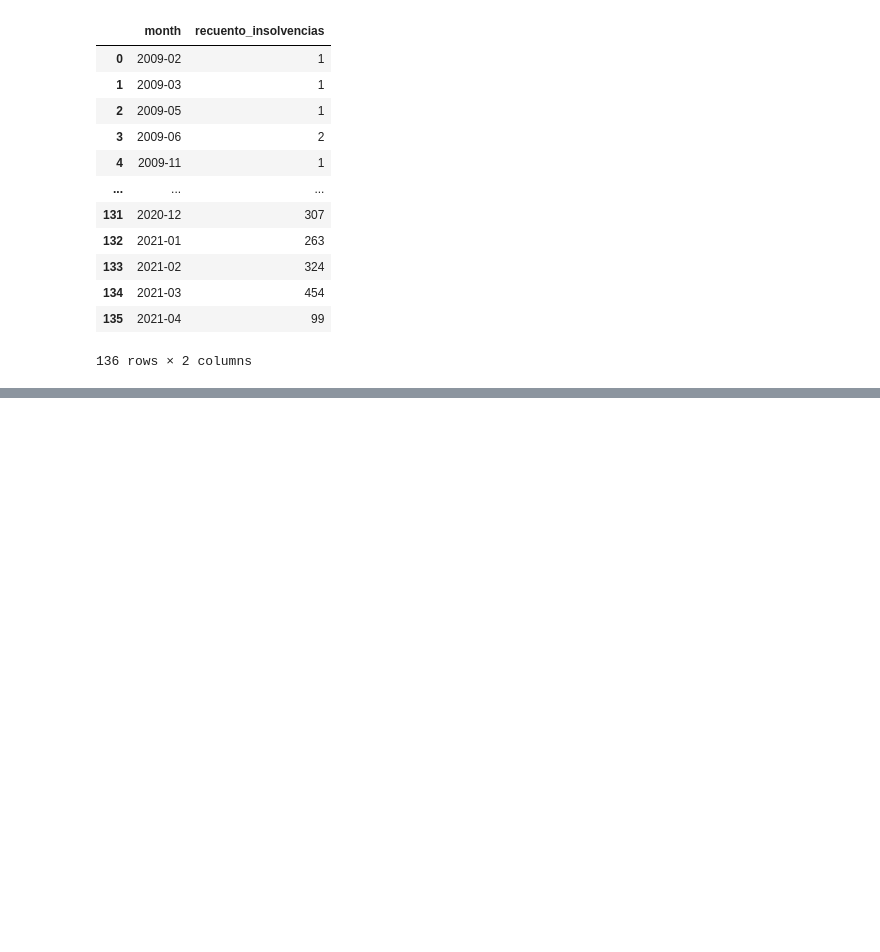
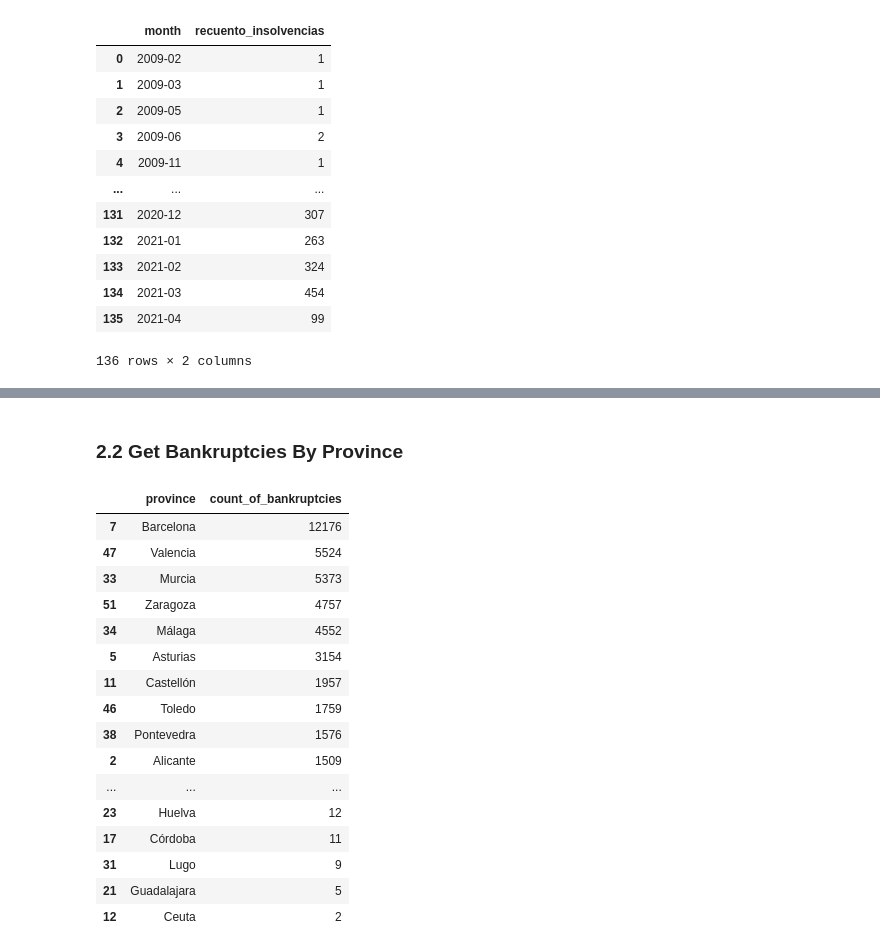
Before and after one commit to xavierlopeze/Librebor-insolvencias, a Jupyter notebook: Full Code.ipynb, the cells around one changed output, grey strips where cells are left out. Cells and saved outputs as stored; diff of their text form; code cells hidden in the pictures; blank space fills up the shorter version.

```diff
--- a/Full Code.ipynb
+++ b/Full Code.ipynb
@@ -174,0 +265,25 @@ export_file = "img/insolvencias_2021.04.20"
+# %% [markdown]
+### 2.2 Get Bankruptcies By Province
+# %%
+df_provinces = pd.DataFrame(df.groupby(['province']).size().reset_index("province"))
+df_provinces = df_provinces.rename(columns = {0:"count_of_bankruptcies"})
+df_provinces = df_provinces.sort_values("count_of_bankruptcies", ascending = False)
+df_provinces
+# %% [output]
+|  | province | count_of_bankruptcies |
+| 7 | Barcelona | 12176 |
+| 47 | Valencia | 5524 |
+| 33 | Murcia | 5373 |
+| 51 | Zaragoza | 4757 |
+| 34 | Málaga | 4552 |
+| 5 | Asturias | 3154 |
+| 11 | Castellón | 1957 |
+| 46 | Toledo | 1759 |
+| 38 | Pontevedra | 1576 |
+| 2 | Alicante | 1509 |
+| ... | ... | ... |
+| 23 | Huelva | 12 |
+| 17 | Córdoba | 11 |
+| 31 | Lugo | 9 |
+| 21 | Guadalajara | 5 |
+| 12 | Ceuta | 2 |
```
Also changed, not shown: parts of 15 cells of this notebook, 4 other files.
